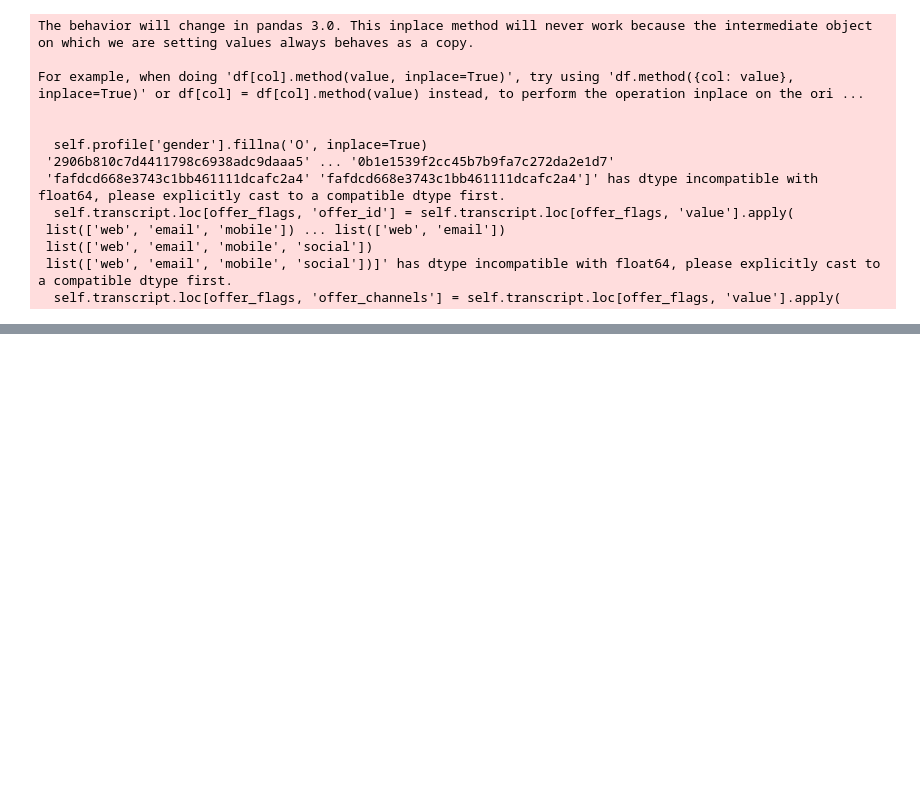
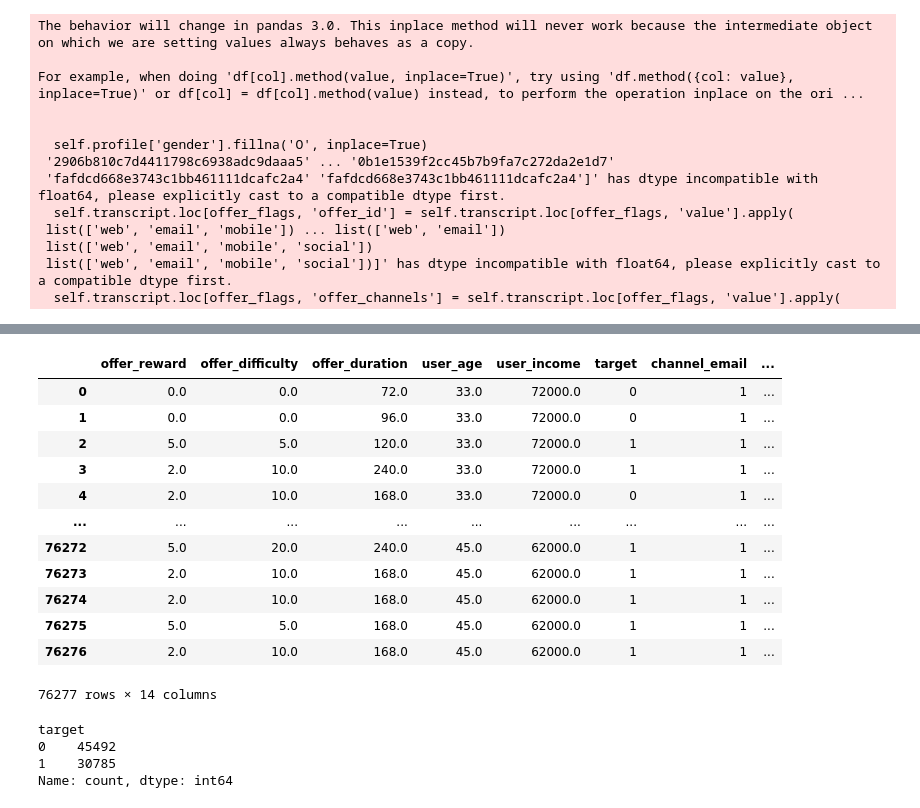
Before and after one commit to InjaeJayLee/starbucks, a Jupyter notebook: Starbucks_Capstone_notebook.ipynb, the cells around one changed output, grey strips where cells are left out. Drawn from its saved outputs; the diff is of its cells as text; code cells hidden in the pictures; blank space fills up the shorter version.

```diff
--- a/Starbucks_Capstone_notebook.ipynb
+++ b/Starbucks_Capstone_notebook.ipynb
@@ -152,0 +184,24 @@ transcript.describe()
+# %%
+dataset = create_dataset(offer_results=offer_results)
+dataset
+# %% [output]
+|  | offer_reward | offer_difficulty | offer_duration | user_age | user_income | target | channel_email | ... |
+| 0 | 0.0 | 0.0 | 72.0 | 33.0 | 72000.0 | 0 | 1 | ... |
+| 1 | 0.0 | 0.0 | 96.0 | 33.0 | 72000.0 | 0 | 1 | ... |
+| 2 | 5.0 | 5.0 | 120.0 | 33.0 | 72000.0 | 1 | 1 | ... |
+| 3 | 2.0 | 10.0 | 240.0 | 33.0 | 72000.0 | 1 | 1 | ... |
+| 4 | 2.0 | 10.0 | 168.0 | 33.0 | 72000.0 | 0 | 1 | ... |
+| ... | ... | ... | ... | ... | ... | ... | ... | ... |
+| 76272 | 5.0 | 20.0 | 240.0 | 45.0 | 62000.0 | 1 | 1 | ... |
+| 76273 | 2.0 | 10.0 | 168.0 | 45.0 | 62000.0 | 1 | 1 | ... |
+| 76274 | 2.0 | 10.0 | 168.0 | 45.0 | 62000.0 | 1 | 1 | ... |
+| 76275 | 5.0 | 5.0 | 168.0 | 45.0 | 62000.0 | 1 | 1 | ... |
+| 76276 | 2.0 | 10.0 | 168.0 | 45.0 | 62000.0 | 1 | 1 | ... |
+76277 rows × 14 columns
+# %%
+dataset['target'].value_counts()
+# %% [output]
+target
+0    45492
+1    30785
+Name: count, dtype: int64
```
Also changed, not shown: parts of 12 cells of this notebook, 2 other files.
